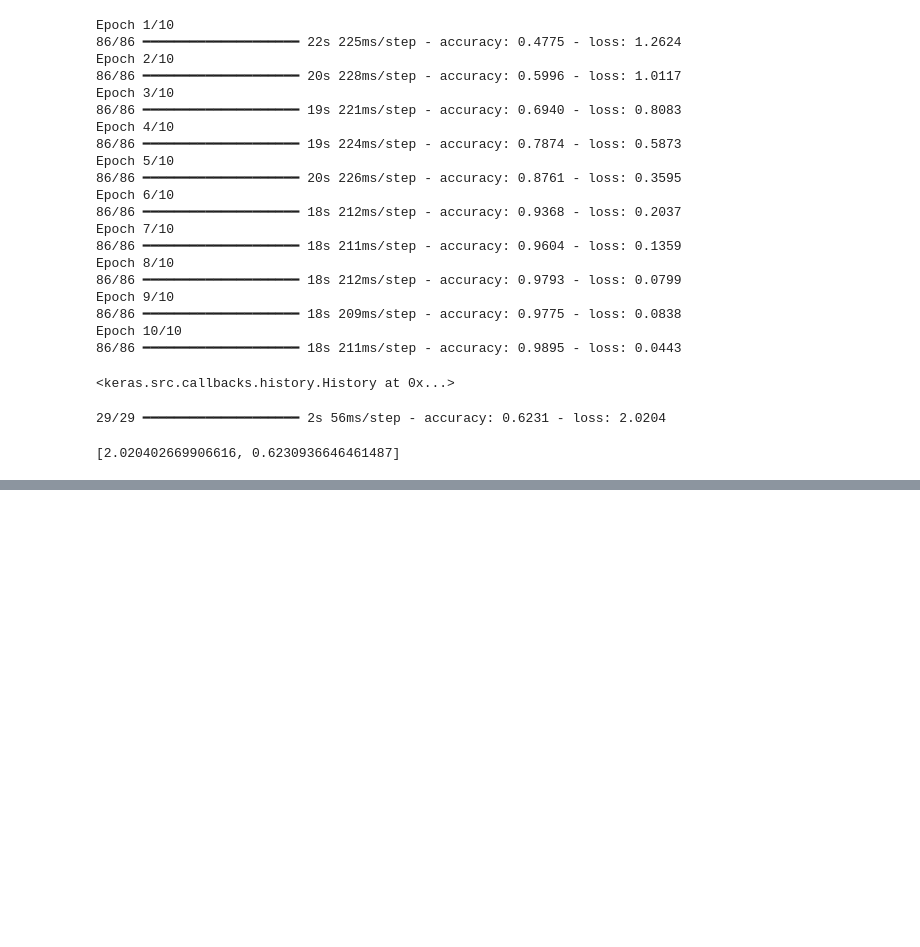
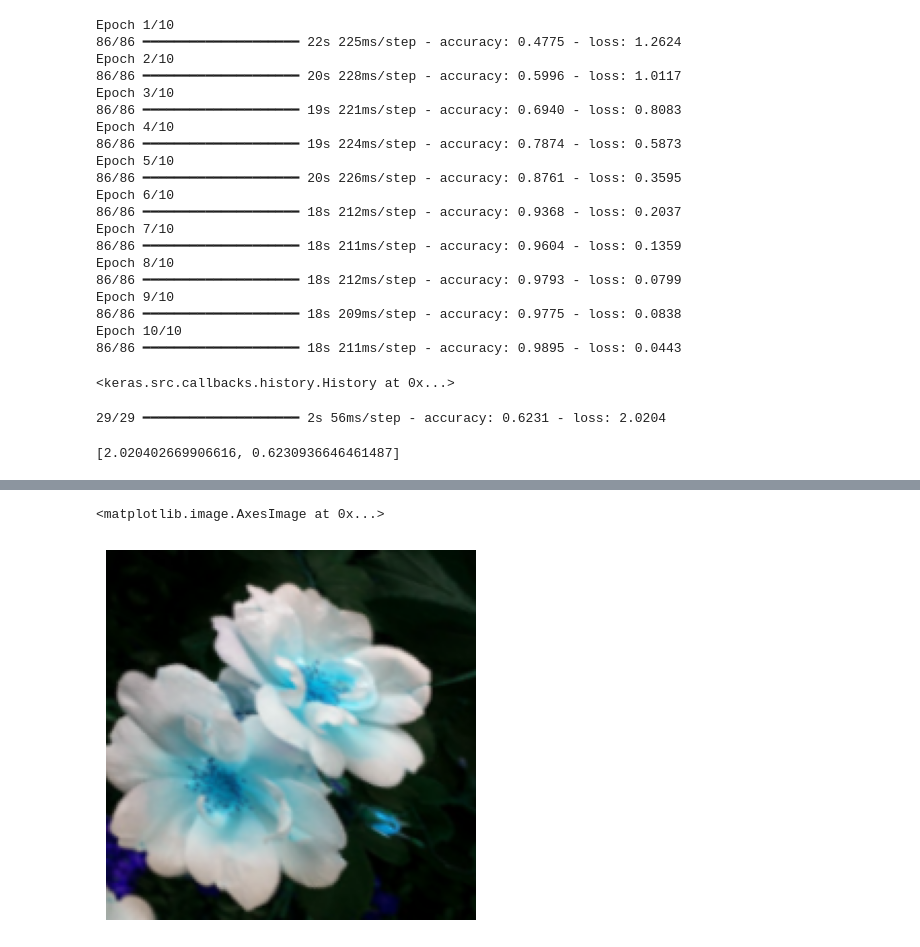
Before and after one commit to Yuvraj-Sankhyan/Data-Augmentation-to-Address-Overfitting, a Jupyter notebook: Data_augmentation.ipynb, the cells around one changed output, grey strips where cells are left out. Saved outputs shown, nothing was run; the diff lists cells and outputs as text; code cells hidden in the pictures; blank space fills up the shorter version.

Commit message:
Augmentation implemented

```diff
--- a/Data_augmentation.ipynb
+++ b/Data_augmentation.ipynb
@@ -163,3 +163,13 @@ model.evaluate(X_test_scaled,y_test)
 # %% [output]
 29/29 ━━━━━━━━━━━━━━━━━━━━ 2s 56ms/step - accuracy: 0.6231 - loss: 2.0204
 [2.020402669906616, 0.6230936646461487]
+# %%
+import tensorflow as tf
+from tensorflow import keras
+from tensorflow.keras import layers
+
+data_augmentation = keras.Sequential([
+    layers.RandomFlip("horizontal", input_shape=(180, 180, 3)),
+    layers.RandomRotation(0.1),
+    layers.RandomZoom(0.1),
+])
@@ -165,0 +183,7 @@ model.evaluate(X_test_scaled,y_test)
+# %%
+
+plt.axis('off')
+plt.imshow(data_augmentation(X)[0].numpy().astype("uint8"))
+# %% [output]
+<matplotlib.image.AxesImage at 0x...>
+[figure, added]
```
Also changed, not shown: parts of 4 cells of this notebook.
